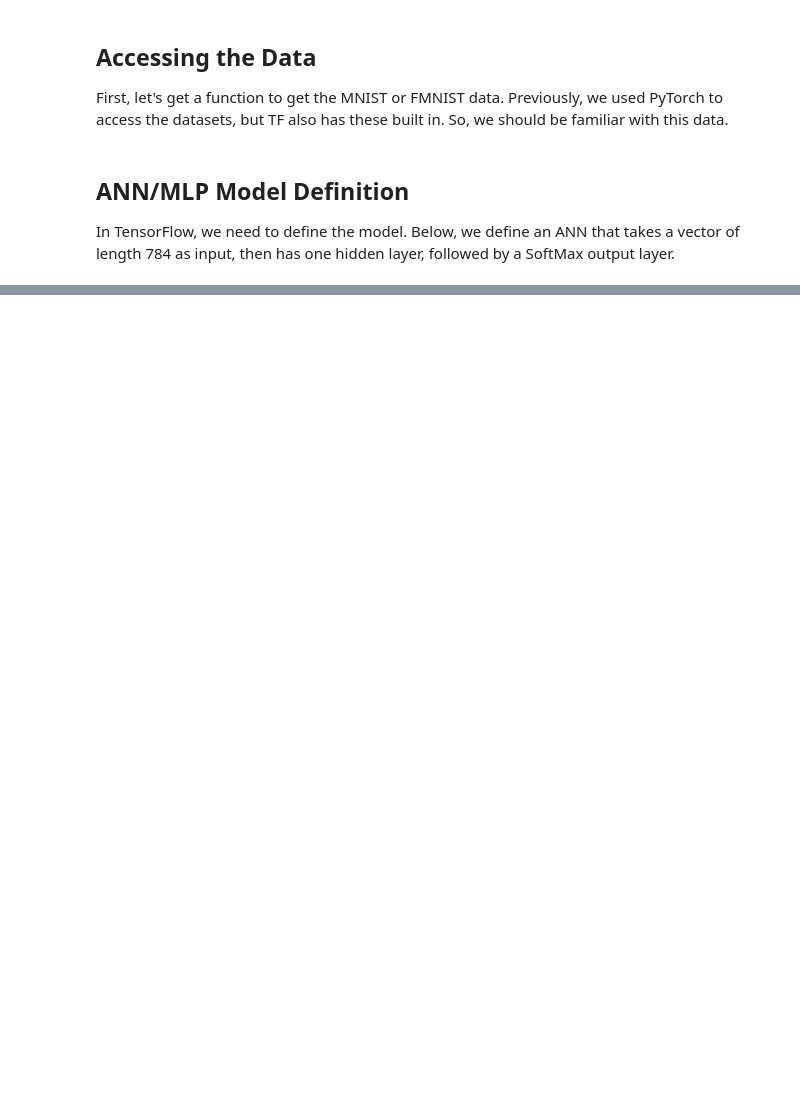
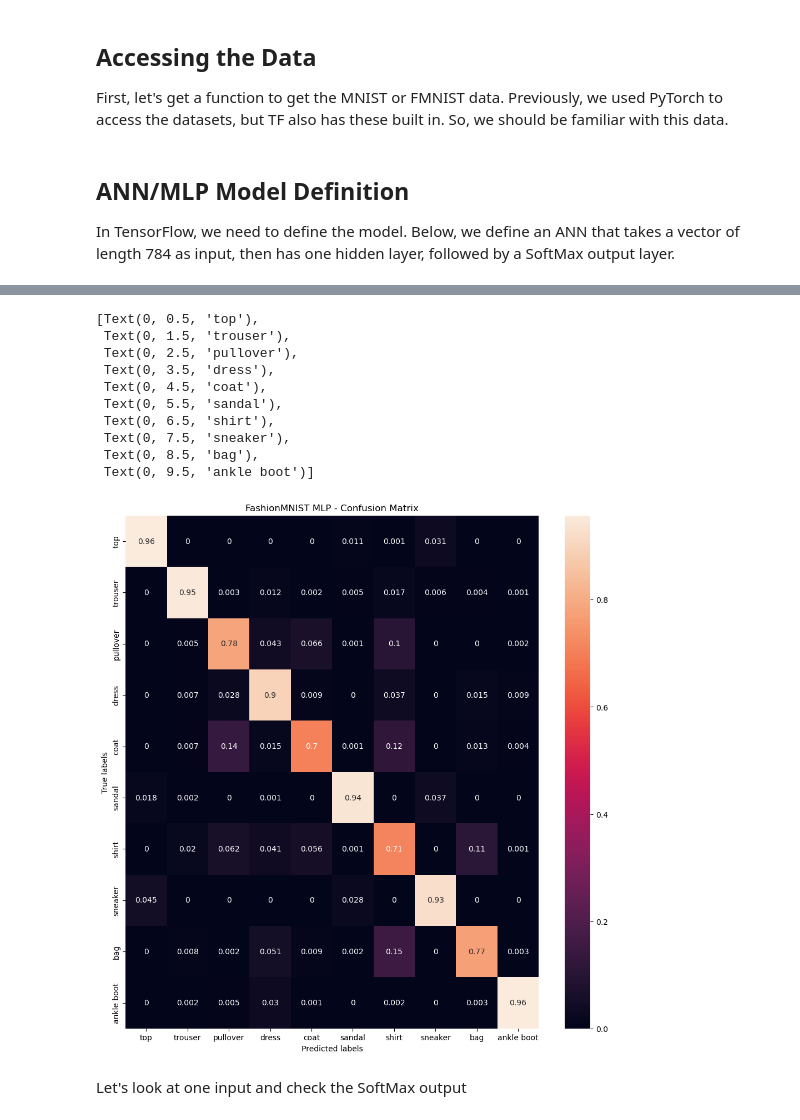
Before and after one commit to keithchugg/ee559_spring2023, a Jupyter notebook: lecture/mnist_mlp_tensorflow.ipynb, the cells around one changed output, grey strips where cells are left out. Saved outputs shown, nothing was run; the diff lists cells and outputs as text; code cells hidden in the pictures; blank space fills up the shorter version.

```diff
--- a/lecture/mnist_mlp_tensorflow.ipynb
+++ b/lecture/mnist_mlp_tensorflow.ipynb
@@ -170,0 +166,16 @@ This can be addressed with multiclass logistic regression where the max operatio
+# %%
+classes = np.asarray(label_names)
+preds = our_first_model.predict(test_images)
+
+testY_classes = classes[test_labels]
+testY_decision = classes[preds.argmax(axis=1)]
+
+cm = confusion_matrix(testY_classes, testY_decision, normalize='true')
+plt.figure(figsize=(12,12))
+ax= plt.subplot()
+sns.heatmap(cm, annot=True, ax = ax)
+ax.set_xlabel('Predicted labels')
+ax.set_ylabel('True labels')
+ax.set_title(f'{tag_name} MLP - Confusion Matrix')
+ax.xaxis.set_ticklabels(label_names); ax.yaxis.set_ticklabels(label_names)
+# %% [output]
@@ -170,0 +183,13 @@ This can be addressed with multiclass logistic regression where the max operatio
+[Text(0, 0.5, 'top'),
+ Text(0, 1.5, 'trouser'),
+ Text(0, 2.5, 'pullover'),
+ Text(0, 3.5, 'dress'),
+ Text(0, 4.5, 'coat'),
+ Text(0, 5.5, 'sandal'),
+ Text(0, 6.5, 'shirt'),
+ Text(0, 7.5, 'sneaker'),
+ Text(0, 8.5, 'bag'),
+ Text(0, 9.5, 'ankle boot')]
+[figure, added]
+# %% [markdown]
+Let's look at one input and check the SoftMax output
```
Also changed, not shown: parts of 26 cells of this notebook.
